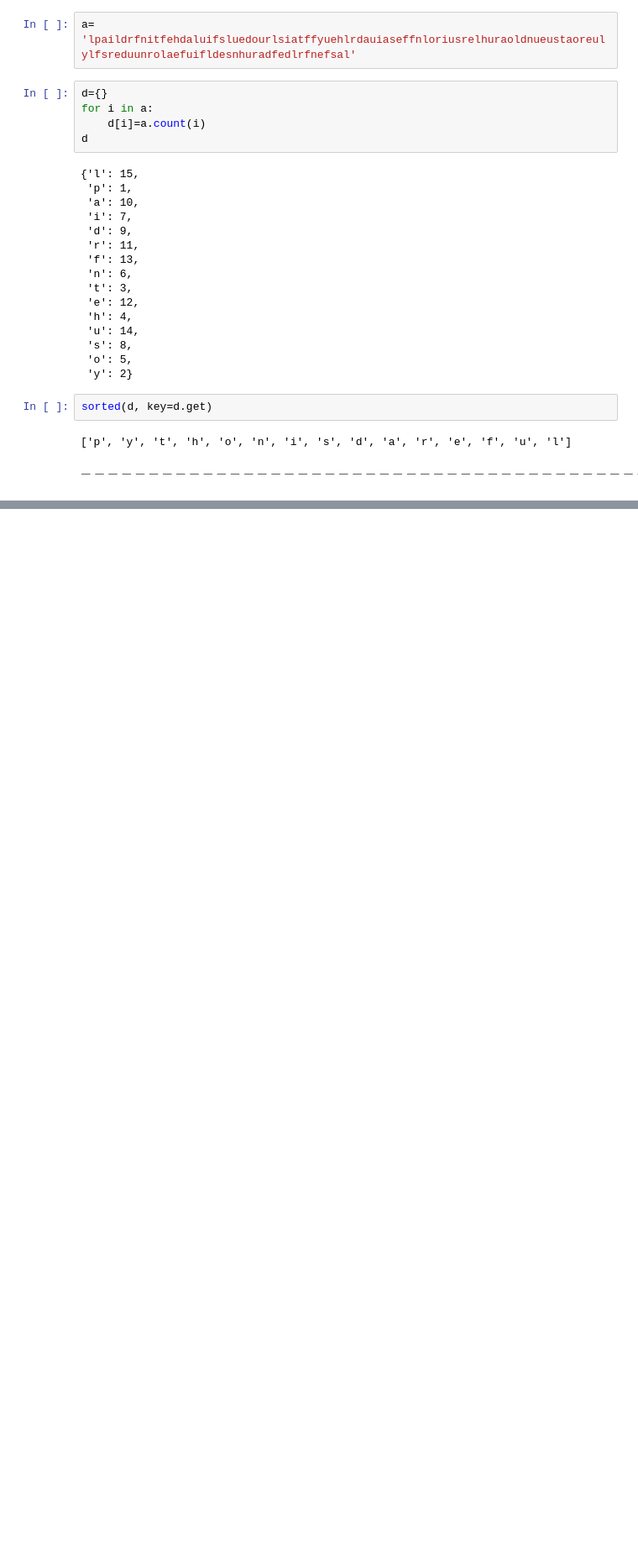
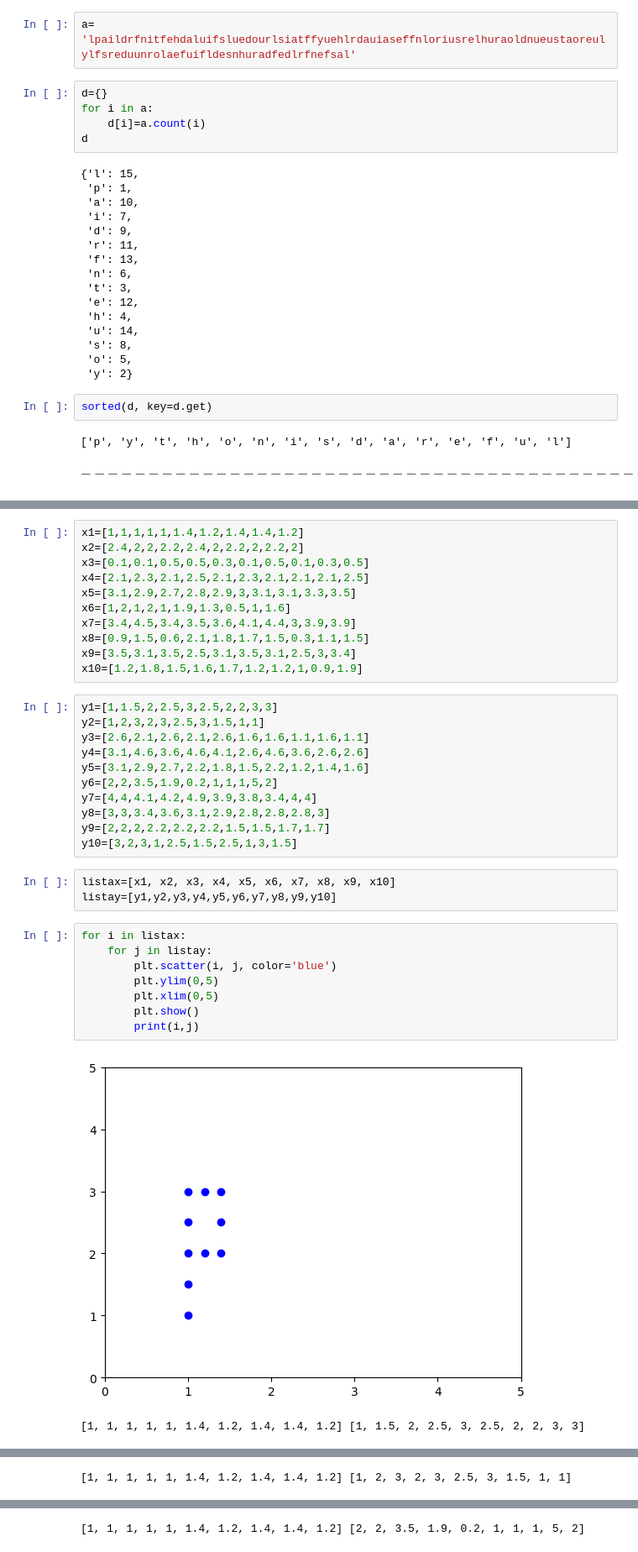
Before and after one commit to jquintanac/Pythonscape, a Jupyter notebook: Funciones.ipynb, the cells around one changed output, grey strips where cells are left out. Shown at 84% size. Cells and saved outputs as stored; diff of their text form; blank space fills up the shorter version.

```diff
--- a/Funciones.ipynb
+++ b/Funciones.ipynb
@@ -481,0 +464,36 @@ AttributeError: 'list' object has no attribute 'colors'
+# %%
+x1=[1,1,1,1,1,1.4,1.2,1.4,1.4,1.2]
+x2=[2.4,2,2,2.2,2.4,2,2.2,2,2.2,2]
+x3=[0.1,0.1,0.5,0.5,0.3,0.1,0.5,0.1,0.3,0.5]
+x4=[2.1,2.3,2.1,2.5,2.1,2.3,2.1,2.1,2.1,2.5]
+x5=[3.1,2.9,2.7,2.8,2.9,3,3.1,3.1,3.3,3.5]
+x6=[1,2,1,2,1,1.9,1.3,0.5,1,1.6]
+x7=[3.4,4.5,3.4,3.5,3.6,4.1,4.4,3,3.9,3.9]
+x8=[0.9,1.5,0.6,2.1,1.8,1.7,1.5,0.3,1.1,1.5]
+x9=[3.5,3.1,3.5,2.5,3.1,3.5,3.1,2.5,3,3.4]
+x10=[1.2,1.8,1.5,1.6,1.7,1.2,1.2,1,0.9,1.9]
+# %%
+y1=[1,1.5,2,2.5,3,2.5,2,2,3,3]
+y2=[1,2,3,2,3,2.5,3,1.5,1,1]
+y3=[2.6,2.1,2.6,2.1,2.6,1.6,1.6,1.1,1.6,1.1]
+y4=[3.1,4.6,3.6,4.6,4.1,2.6,4.6,3.6,2.6,2.6]
+y5=[3.1,2.9,2.7,2.2,1.8,1.5,2.2,1.2,1.4,1.6]
+y6=[2,2,3.5,1.9,0.2,1,1,1,5,2]
+y7=[4,4,4.1,4.2,4.9,3.9,3.8,3.4,4,4]
+y8=[3,3,3.4,3.6,3.1,2.9,2.8,2.8,2.8,3]
+y9=[2,2,2,2.2,2.2,2.2,1.5,1.5,1.7,1.7]
+y10=[3,2,3,1,2.5,1.5,2.5,1,3,1.5]
+# %%
+listax=[x1, x2, x3, x4, x5, x6, x7, x8, x9, x10]
+listay=[y1,y2,y3,y4,y5,y6,y7,y8,y9,y10]
+# %%
+for i in listax:
+    for j in listay:
+        plt.scatter(i, j, color='blue')
+        plt.ylim(0,5)
+        plt.xlim(0,5)
+        plt.show()
+        print(i,j)
+# %% [output]
+[figure, added]
+[1, 1, 1, 1, 1, 1.4, 1.2, 1.4, 1.4, 1.2] [1, 1.5, 2, 2.5, 3, 2.5, 2, 2, 3, 3]
@@ -481,0 +501 @@ AttributeError: 'list' object has no attribute 'colors'
+[1, 1, 1, 1, 1, 1.4, 1.2, 1.4, 1.4, 1.2] [1, 2, 3, 2, 3, 2.5, 3, 1.5, 1, 1]
@@ -481,0 +509 @@ AttributeError: 'list' object has no attribute 'colors'
+[1, 1, 1, 1, 1, 1.4, 1.2, 1.4, 1.4, 1.2] [2, 2, 3.5, 1.9, 0.2, 1, 1, 1, 5, 2]
```
Also changed, not shown: parts of 8 cells of this notebook.
